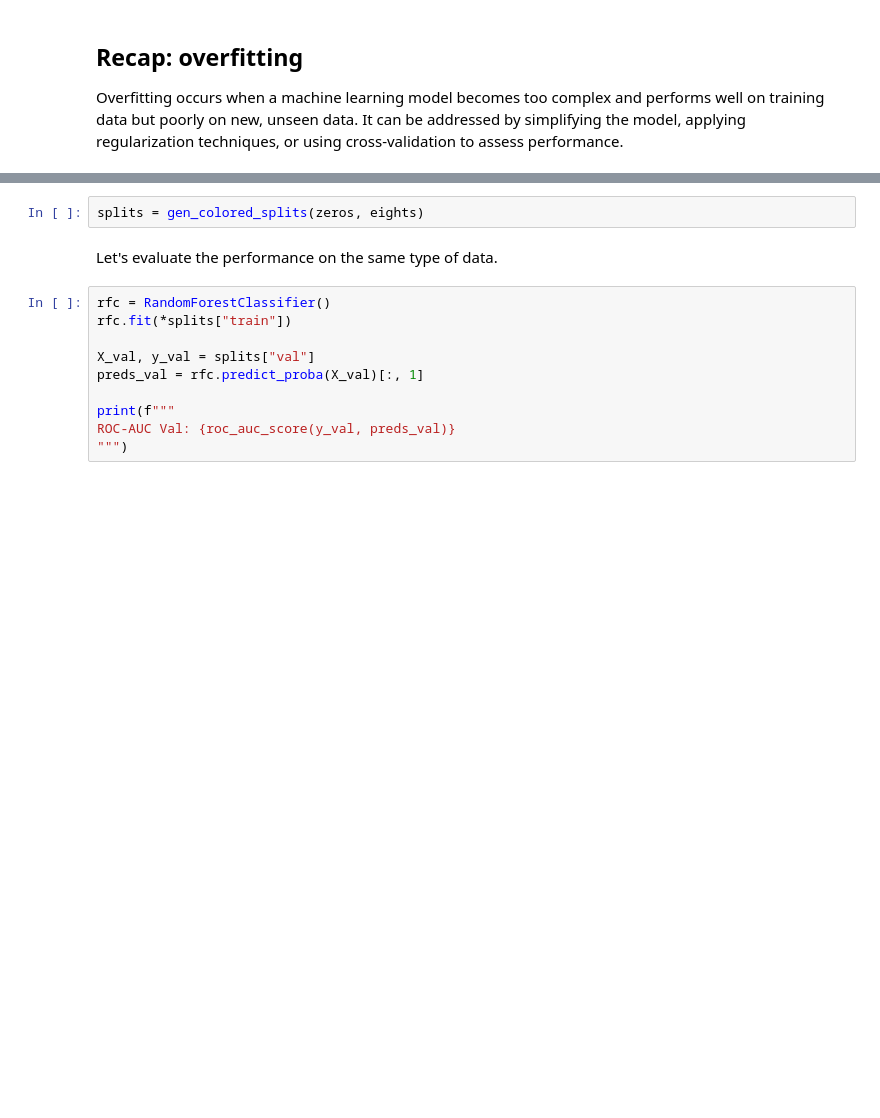
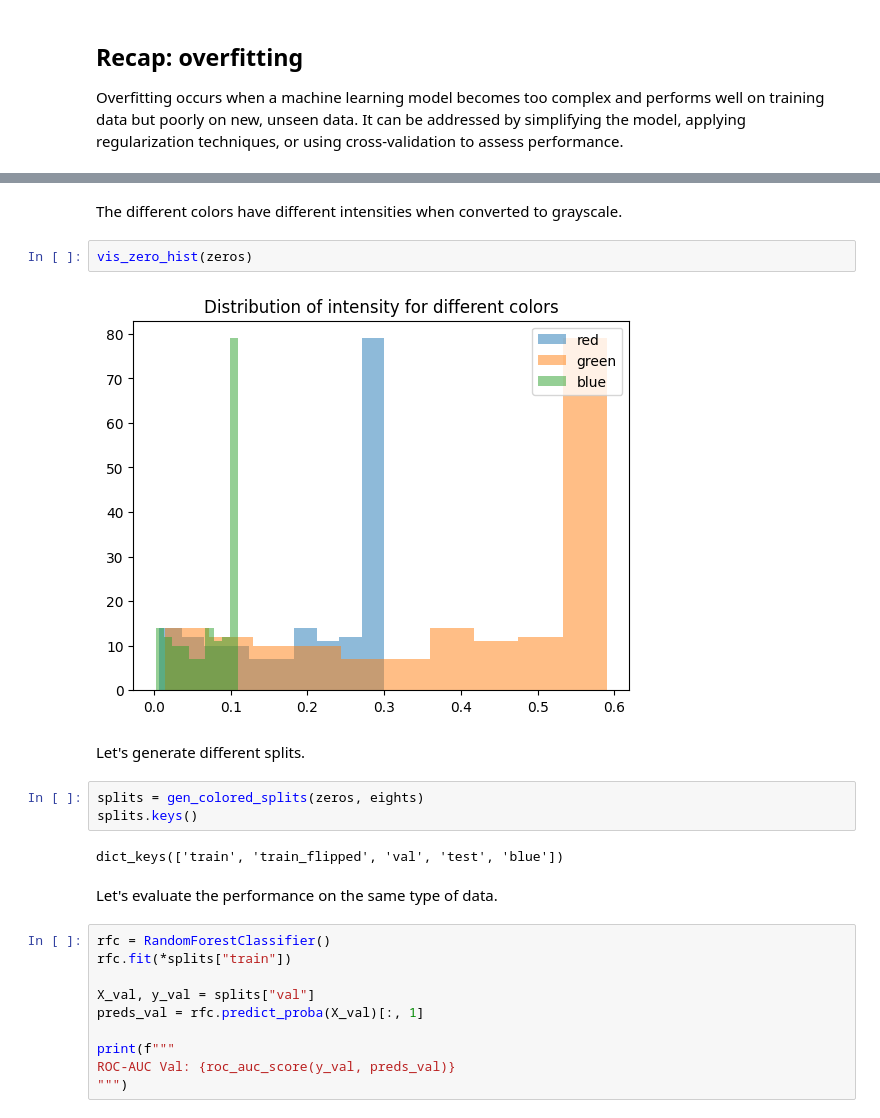
Before and after one commit to airi-industrial-ai/ec23-tutorial, a Jupyter notebook: notebooks/tutorial_part1.ipynb, the cells around one changed output, grey strips where cells are left out. Drawn from its saved outputs; the diff is of its cells as text; blank space fills up the shorter version.

```diff
--- a/notebooks/tutorial_part1.ipynb
+++ b/notebooks/tutorial_part1.ipynb
@@ -46,8 +65,19 @@ vis_greyscale(eights[0])
 [figure]
 [figure]
 [figure]
+# %% [markdown]
+The different colors have different intensities when converted to grayscale.
+# %%
+vis_zero_hist(zeros)
+# %% [output]
+[figure, added]
+# %% [markdown]
+Let's generate different splits.
 # %%
 splits = gen_colored_splits(zeros, eights)
+splits.keys()
+# %% [output]
+dict_keys(['train', 'train_flipped', 'val', 'test', 'blue'])
 # %% [markdown]
 Let's evaluate the performance on the same type of data.
 # %%
```
Also changed, not shown: parts of 19 cells of this notebook.
